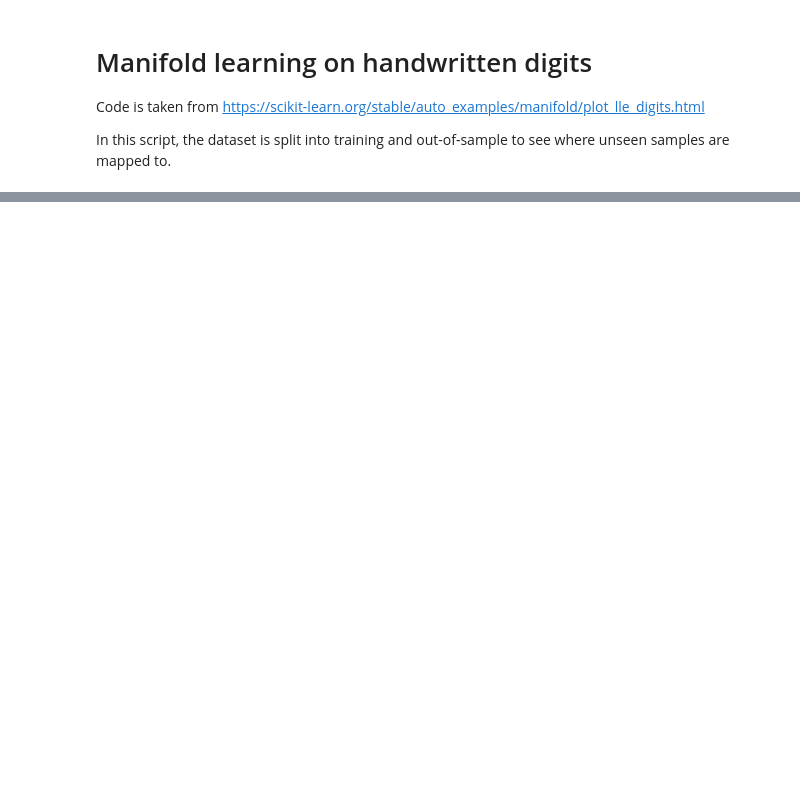
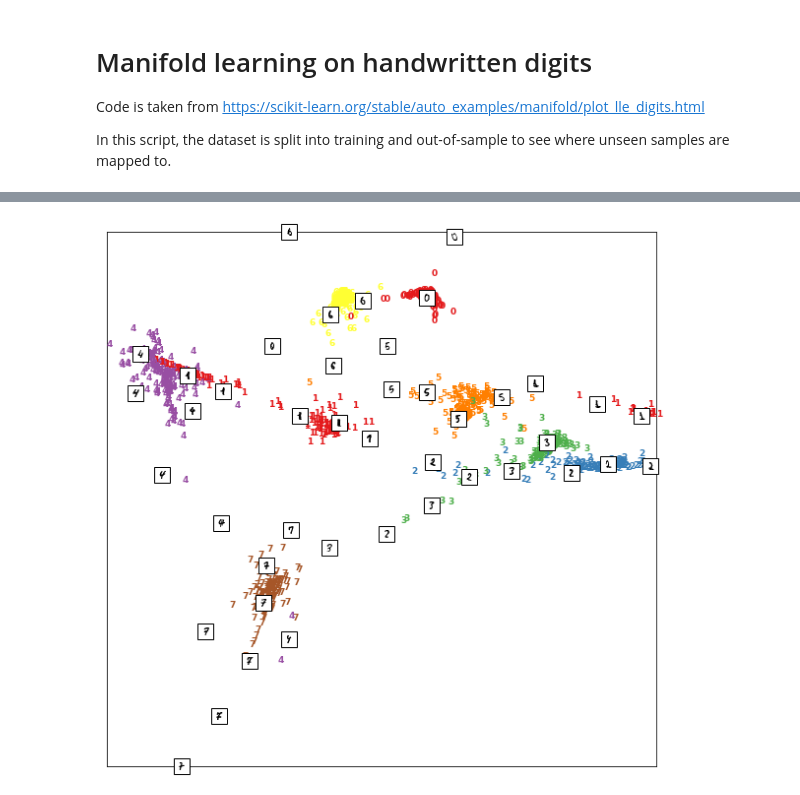
Before and after one commit to datafold-dev/datafold, a Jupyter notebook: examples/tutorials/diffusion maps - digit clustering.ipynb, the cells around one changed output, grey strips where cells are left out. Drawn from its saved outputs; the diff is of its cells as text; code cells hidden in the pictures; blank space fills up the shorter version.

```diff
--- a/examples/tutorials/diffusion maps - digit clustering.ipynb
+++ b/examples/tutorials/diffusion maps - digit clustering.ipynb
@@ -32,7 +32,7 @@ def plot_embedding(X, title=None):
     x_min, x_max = np.min(X, 0), np.max(X, 0)
     X = (X - x_min) / (x_max - x_min)
 
-    plt.figure(figsize=[15, 10])
+    plt.figure(figsize=[10, 10])
     ax = plt.subplot(111)
     for i in range(X.shape[0]):
         plt.text(
@@ -86,3 +91,5 @@ ax[1].set_title("test set (out of sample)")
 # %%
 # Mapping of diffusion maps
-plot_embedding(dmap_embed.transform(X, indices=indices))
+plot_embedding(dmap_embed.transform(X)[:,indices])
+# %% [output]
+[figure, added]
```
Also changed, not shown: parts of 4 cells of this notebook, 2 other files.
